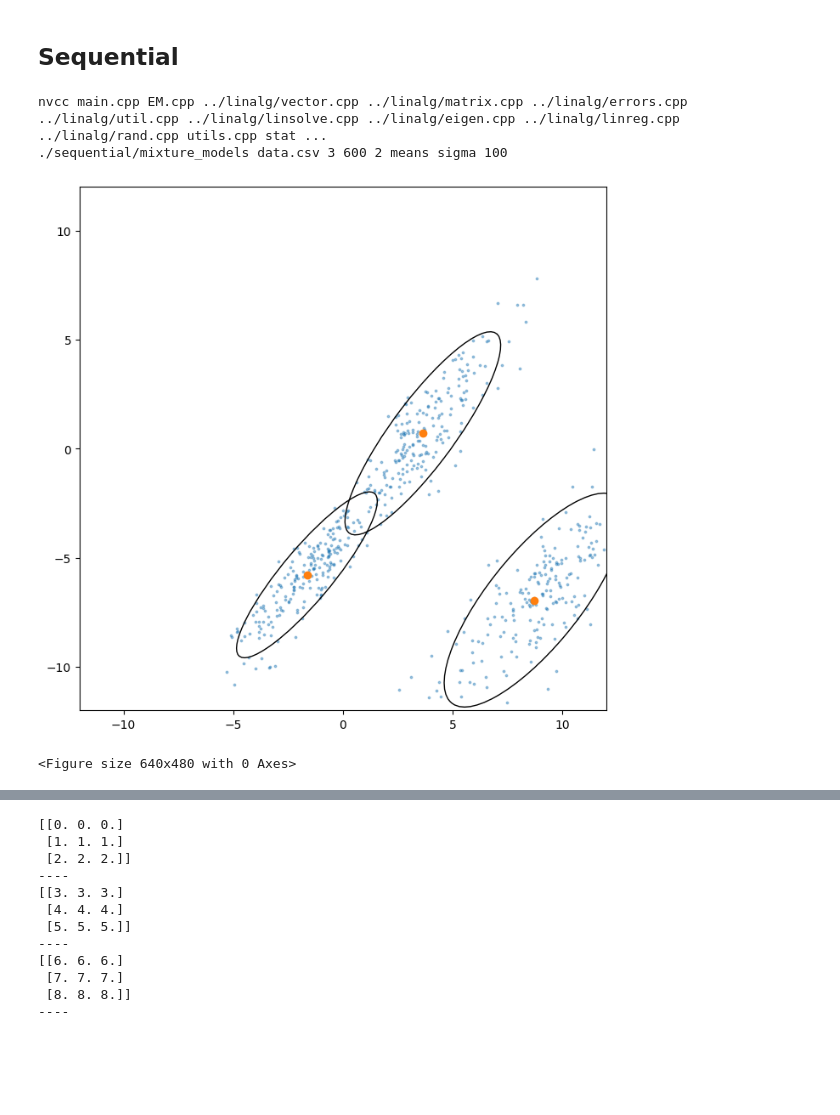
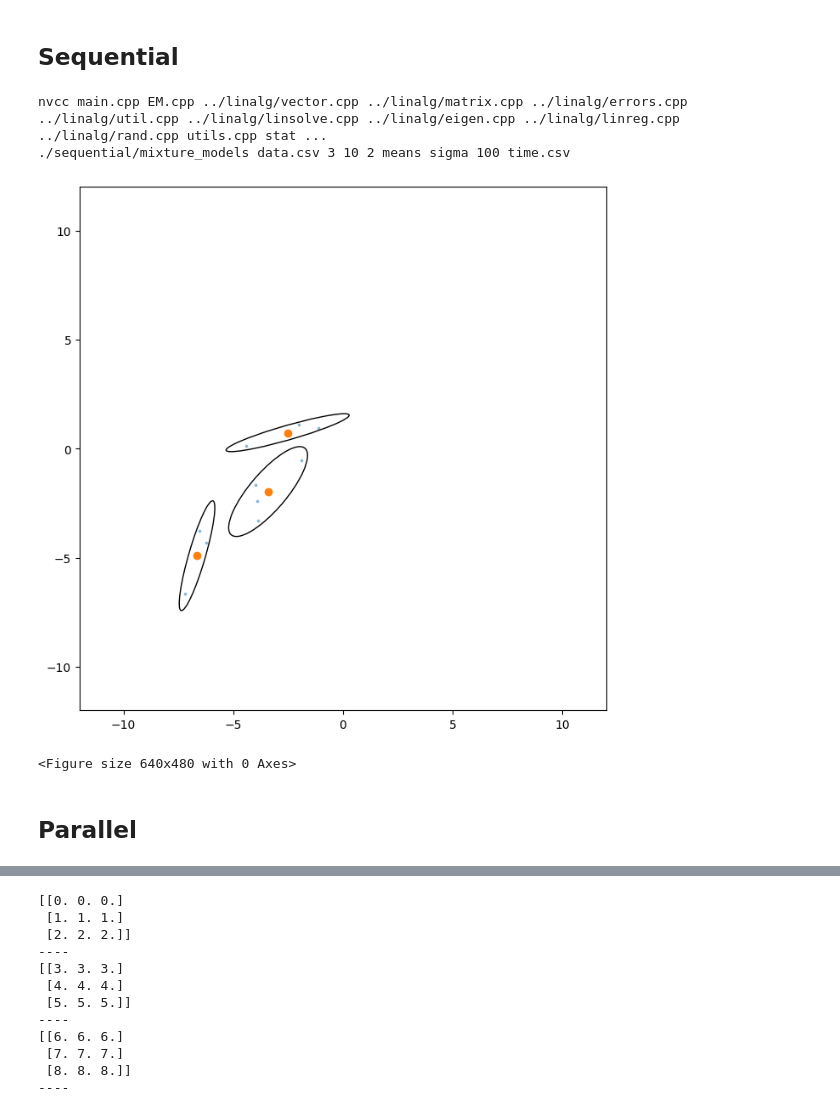
Before and after one commit to Qwebeck/Expectation-Maximization-Cuda, a Jupyter notebook: playground.ipynb, the cells around one changed output, grey strips where cells are left out. Saved outputs shown, nothing was run; the diff lists cells and outputs as text; code cells hidden in the pictures; blank space fills up the shorter version.

```diff
--- a/playground.ipynb
+++ b/playground.ipynb
@@ -196,21 +143,22 @@ plot(X, n_components, mixture_means, mixture_sigma)
 # %%
 import os
 target_dir = 'sequential'
-file_name, out_name, means, sigma = "data.csv", "mixture_models", "means", "sigma"
+file_name, out_name, means, sigma, time_fname = "data.csv", "mixture_models", "means", "sigma", "time.csv"
 n_components, D = 3, 2
-X = gen_data(n_components, D)
+X = np.loadtxt(file_name, delimiter=",")
+# gen_data(n_components, D)
 size = X.shape[0]
 np.savetxt(file_name, X, delimiter=",")
 os.system(f"cd {target_dir}; make --always-make")
-command = f"./{target_dir}/{out_name} {file_name} {n_components} {size} {D} {means} {sigma} {num_iters}"
+command = f"./{target_dir}/{out_name} {file_name} {n_components} {size} {D} {means} {sigma} {num_iters} {time_fname}"
 print(command)
 os.system(command)
 mixture_means = np.loadtxt(means, delimiter=",")
 # For mixture sigma components are stacked vertically
 mixture_sigma = np.loadtxt(sigma, delimiter=",").reshape(n_components, D, D)
 plot(X, n_components, mixture_means, mixture_sigma)
 # %% [output]
 nvcc main.cpp EM.cpp ../linalg/vector.cpp ../linalg/matrix.cpp ../linalg/errors.cpp ../linalg/util.cpp ../linalg/linsolve.cpp ../linalg/eigen.cpp ../linalg/linreg.cpp ../linalg/rand.cpp utils.cpp stat ...
-./sequential/mixture_models data.csv 3 600 2 means sigma 100
+./sequential/mixture_models data.csv 3 10 2 means sigma 100 time.csv
-[figure, old version]
+[figure, new version]
 <Figure size 640x480 with 0 Axes>
@@ -219,3 +165,5 @@ nvcc main.cpp EM.cpp ../linalg/vector.cpp ../linalg/matrix.cpp ../linalg/errors.
+# %% [markdown]
+## Parallel
 # %%
 import os
 target_dir = 'parallelized'
```
Also changed, not shown: parts of 13 cells of this notebook, 22 other files.
